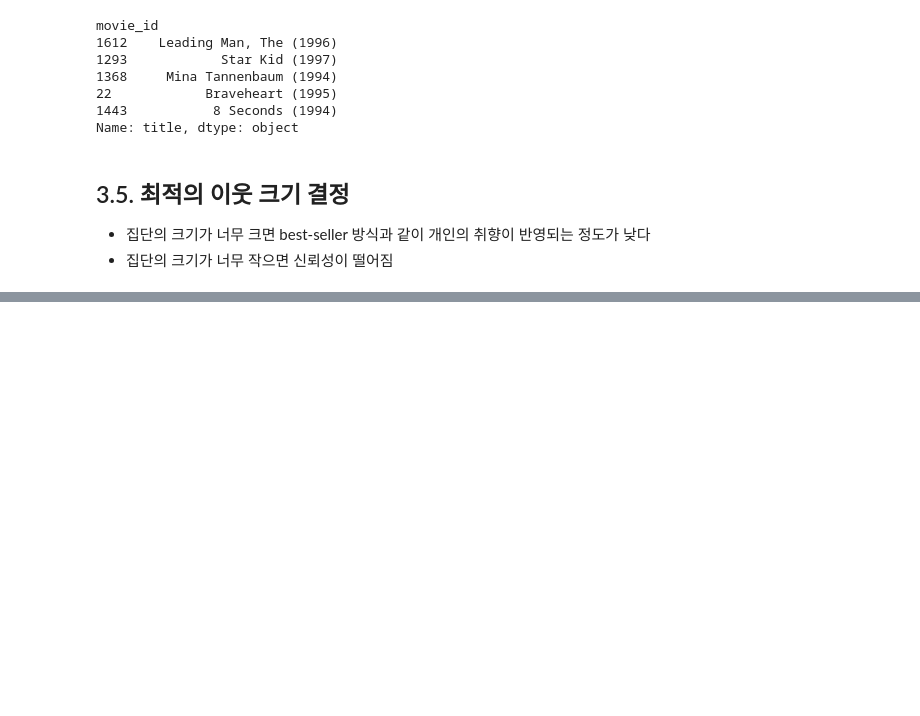
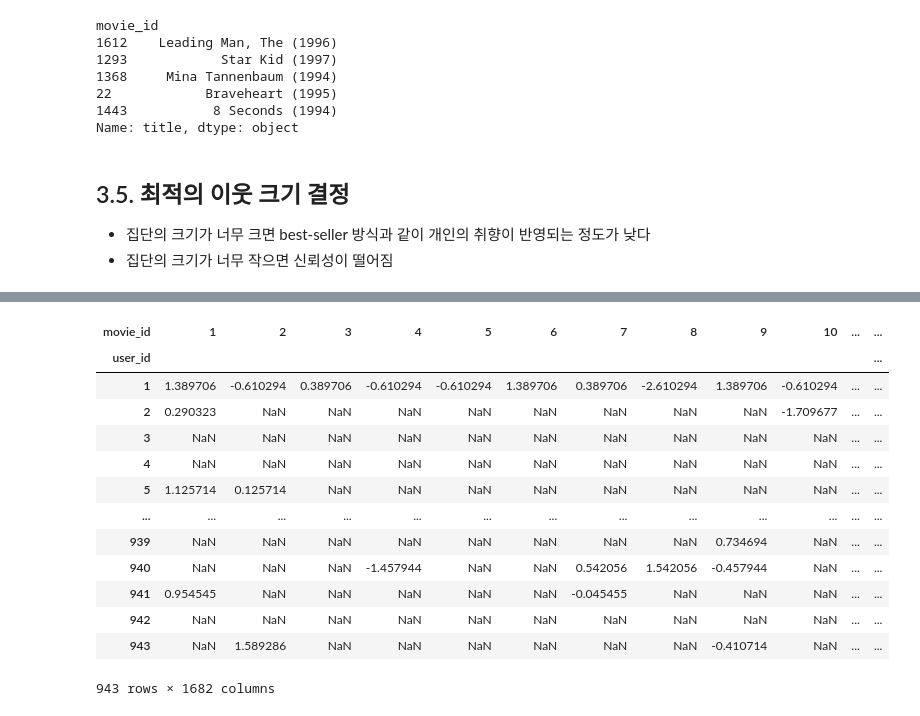
Before and after one commit to yoonsseo/pyhton-recosys, a Jupyter notebook: recoSysCF.ipynb, the cells around one changed output, grey strips where cells are left out. Drawn from its saved outputs; the diff is of its cells as text; code cells hidden in the pictures; blank space fills up the shorter version.

Commit message:
[Feat] 사용자의 평가경향을 고려한 CF

```diff
--- a/recoSysCF.ipynb
+++ b/recoSysCF.ipynb
@@ -488,0 +494,37 @@ Neighbor Size = 60 : RMSE = 1.0113
+# %%
+# 실제 주어진 사용자에 대해 추천 받는 기능 구현
+
+## 이전에는 train 데이터를 이용해 pivot 테이블을 생성했는데
+## 이번에는 full-matrix를 이용해 전체 데이터로 full-matrix 생성
+## 실제 추천할 때는 train 데이터와 test 데이터를 나눌 필요가 없기 때문
+rating_matrix = ratings.pivot_table(values = "rating", index = "user_id", columns = "movie_id")
+
+## rating_matrix를 이용해 사용자 간 유사도 구하기
+matrix_dummy = rating_matrix.copy().fillna(0)
+user_similarity = cosine_similarity(matrix_dummy, matrix_dummy)
+user_similarity = pd.DataFrame(user_similarity, index = rating_matrix.index, columns = rating_matrix.index)
+# %%
+# full-matrix에서 각 사용자의 평점의 평균 구하기
+## 사용자 별로 리뷰한 평점들의 평균
+rating_mean = rating_matrix.mean(axis = 1)
+
+#영화 평점과 각 사용자의 평균과의 차이(평점편차) 구하기
+## 평점에서 각 사용자별 평균 점수 빼주기
+rating_bias = (rating_matrix.T -rating_mean).T
+# %%
+rating_bias
+# %% [output]
+| movie_id | 1 | 2 | 3 | 4 | 5 | 6 | 7 | 8 | 9 | 10 | ... | ... |
+| user_id |  |  |  |  |  |  |  |  |  |  |  | ... |
+| 1 | 1.389706 | -0.610294 | 0.389706 | -0.610294 | -0.610294 | 1.389706 | 0.389706 | -2.610294 | 1.389706 | -0.610294 | ... | ... |
+| 2 | 0.290323 | NaN | NaN | NaN | NaN | NaN | NaN | NaN | NaN | -1.709677 | ... | ... |
+| 3 | NaN | NaN | NaN | NaN | NaN | NaN | NaN | NaN | NaN | NaN | ... | ... |
+| 4 | NaN | NaN | NaN | NaN | NaN | NaN | NaN | NaN | NaN | NaN | ... | ... |
+| 5 | 1.125714 | 0.125714 | NaN | NaN | NaN | NaN | NaN | NaN | NaN | NaN | ... | ... |
+| ... | ... | ... | ... | ... | ... | ... | ... | ... | ... | ... | ... | ... |
+| 939 | NaN | NaN | NaN | NaN | NaN | NaN | NaN | NaN | 0.734694 | NaN | ... | ... |
+| 940 | NaN | NaN | NaN | -1.457944 | NaN | NaN | 0.542056 | 1.542056 | -0.457944 | NaN | ... | ... |
+| 941 | 0.954545 | NaN | NaN | NaN | NaN | NaN | -0.045455 | NaN | NaN | NaN | ... | ... |
+| 942 | NaN | NaN | NaN | NaN | NaN | NaN | NaN | NaN | NaN | NaN | ... | ... |
+| 943 | NaN | 1.589286 | NaN | NaN | NaN | NaN | NaN | NaN | -0.410714 | NaN | ... | ... |
+943 rows × 1682 columns
```
Also changed, not shown: parts of 6 cells of this notebook.
